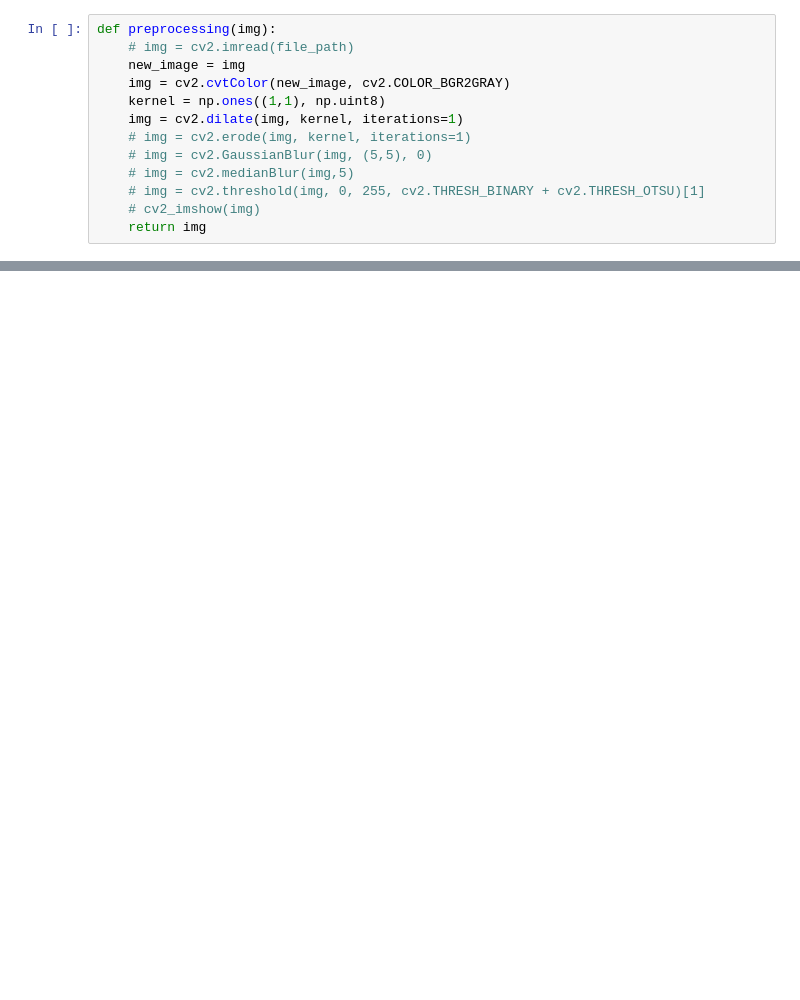
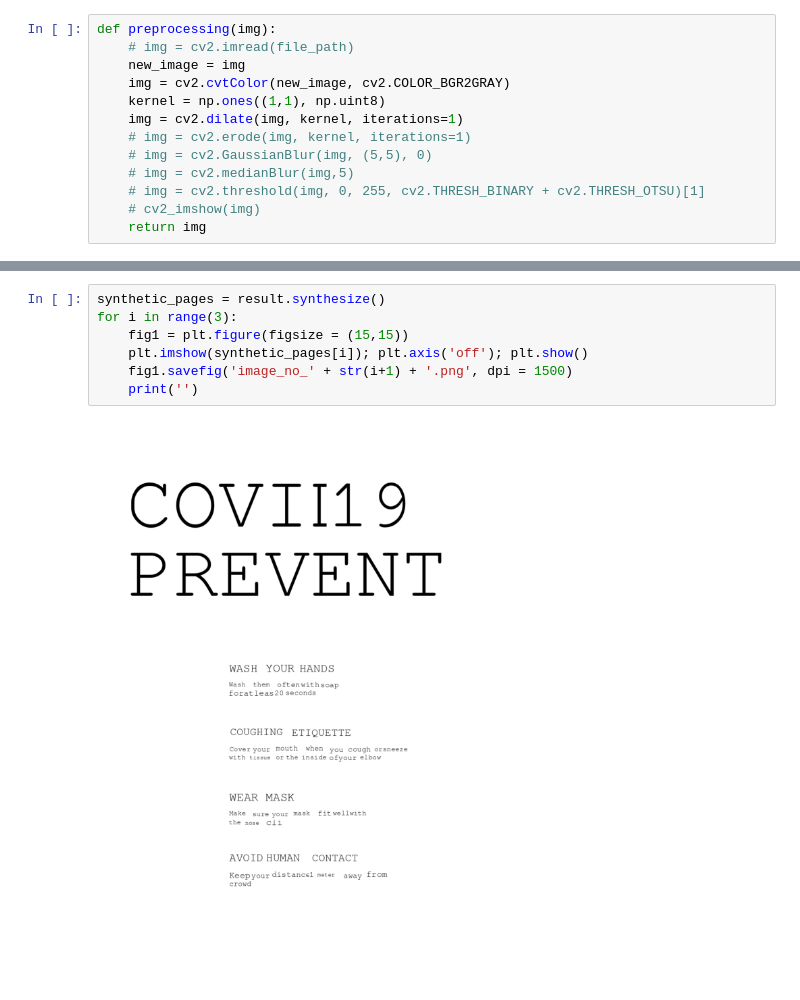
Before and after one commit to Artificial-Brix/BRIX-OCR, a Jupyter notebook: supporting_libraries/Preyam_Rao.ipynb, the cells around one changed output, grey strips where cells are left out. Drawn from its saved outputs; the diff is of its cells as text; blank space fills up the shorter version.

```diff
--- a/supporting_libraries/Preyam_Rao.ipynb
+++ b/supporting_libraries/Preyam_Rao.ipynb
@@ -168,0 +176,9 @@ Cover your mouth when you cough or sneeze
+# %%
+synthetic_pages = result.synthesize()
+for i in range(3):
+    fig1 = plt.figure(figsize = (15,15))
+    plt.imshow(synthetic_pages[i]); plt.axis('off'); plt.show()
+    fig1.savefig('image_no_' + str(i+1) + '.png', dpi = 1500)
+    print('')
+# %% [output]
+[figure, added]
```
Also changed, not shown: parts of 9 cells of this notebook.
